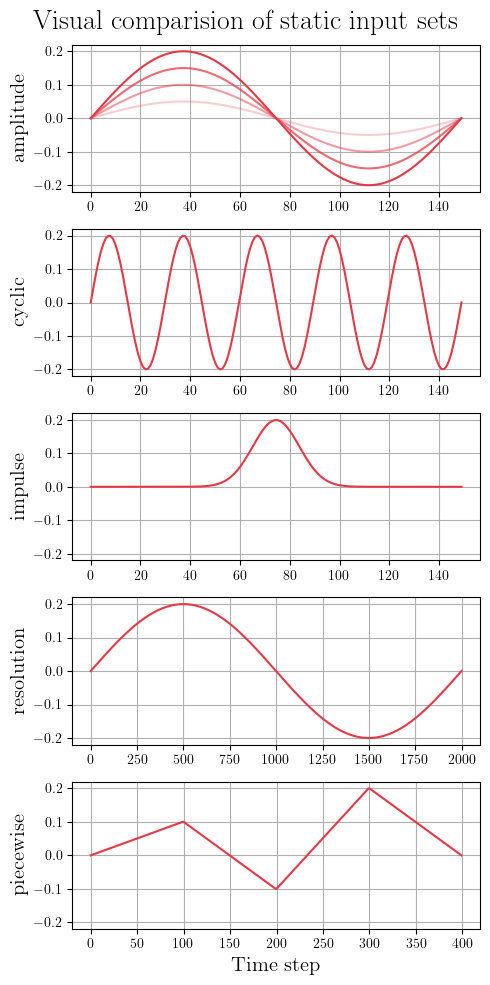
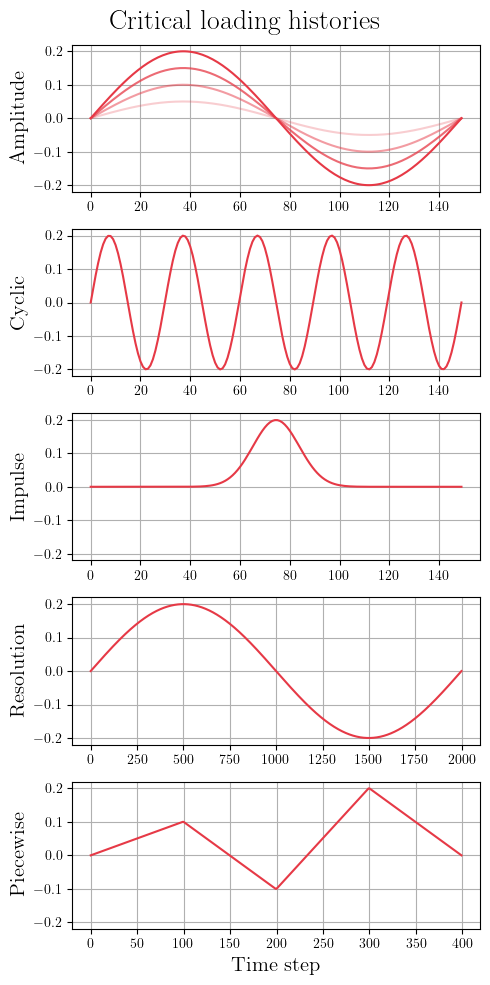
The change to this notebook cell's code, shown as a diff; its figure went from the first image to the second:
--- before
+++ after
@@ -1,11 +1,11 @@
 num = len(crit_inputs)
 fig, ax = plt.subplots(num,figsize=(5,2*num), dpi=100,sharex=False,sharey=True)
-fig.suptitle('Visual comparision of static input sets',fontsize=20)
+fig.suptitle('Critical loading histories',fontsize=20)
 
 for i in range(num):
     crit_inputs[i].plot_samples(ax=ax[i],num_samples=10)
-    ax[i].set_ylabel(f'{crit_inputs[i].name}',fontsize=15)
+    ax[i].set_ylabel(f'{crit_inputs[i].name.capitalize()}',fontsize=15)
 ax[-1].set_xlabel('Time step',fontsize=15)
 plt.tight_layout()
-plt.savefig(root / 'figures' / 'static-input-sets.png',dpi=250)
+plt.savefig(figure_path / 'static-input-sets.png',dpi=250)
 plt.show()

Commit: Final evaluation applied